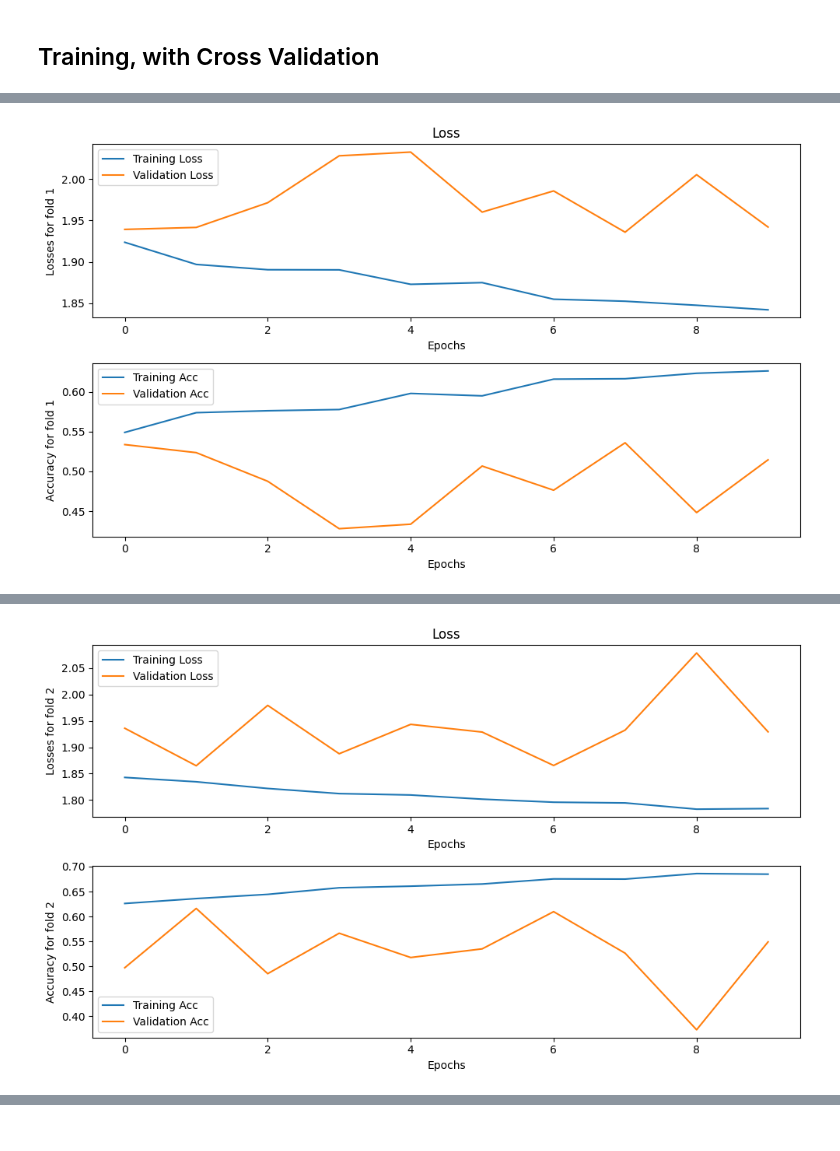
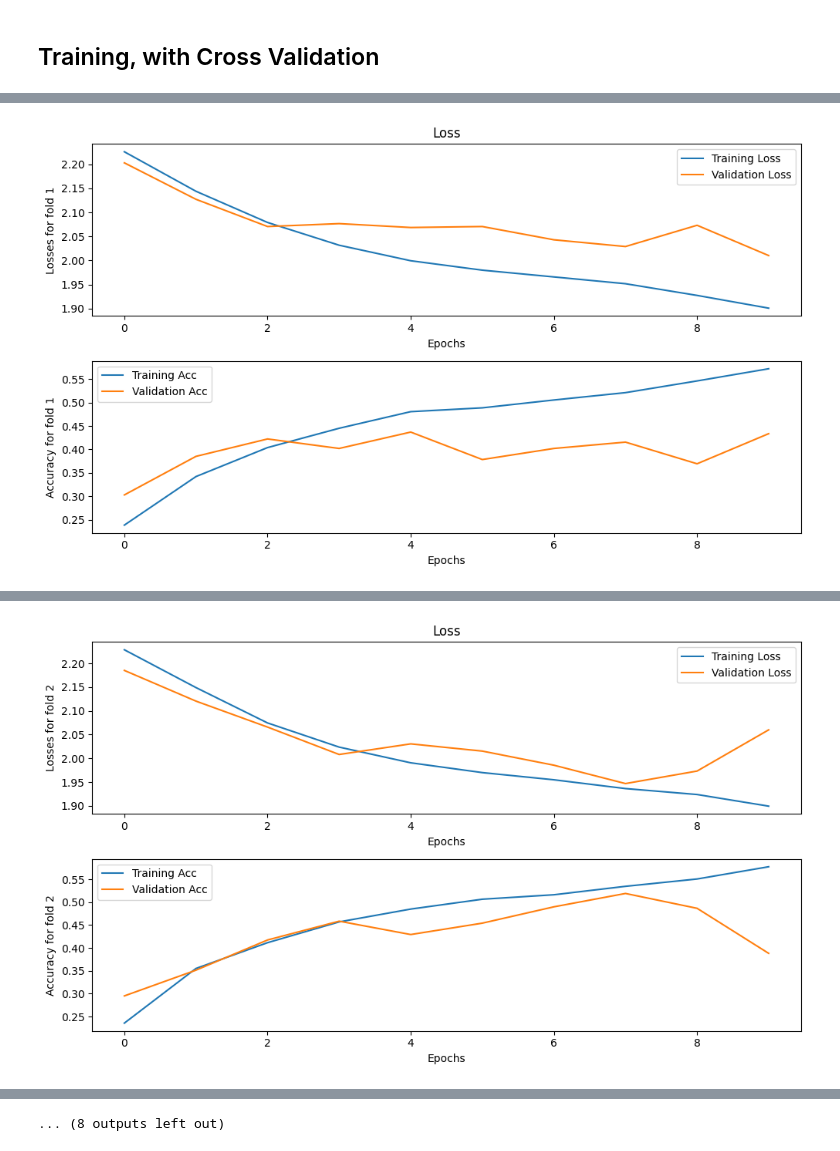
Before and after one commit to ljkeller/pac, a Jupyter notebook: ml/train.ipynb, the cells around one changed output, grey strips where cells are left out. Drawn from its saved outputs; the diff is of its cells as text; code cells hidden in the pictures.

```diff
--- a/ml/train.ipynb
+++ b/ml/train.ipynb
@@ -100,6 +98,6 @@ optimizer = torch.optim.SGD(model.parameters(), lr=lr, momentum=momentum)
 loss_fn = torch.nn.CrossEntropyLoss()
 # %%
-def train_one_epoch(epoch, dl):
+def train_one_epoch(epoch, dl, model, optimizer):
     model.train()
 
     running_loss = 0.
@@ -139,7 +137,7 @@ def train_one_epoch(epoch, dl):
     accuracy = correct / total
     return running_loss / (batch_idx+1), accuracy
 # %%
-def validate(validation_dl):
+def validate(validation_dl, model, optimizer):
     model.eval()
 
     running_vloss = 0.
@@ -189,6 +187,10 @@ def plot_fold_results(foldidx, losses_for_fold, acc_for_fold):
 print(f'-----{len(folds)}-Fold Cross Validation-----')
 for fold_idx, fold_bundle in enumerate(folds):
     print(f"Fold {fold_idx}:")
+
+    model = SCCN().to(device)
+    optimizer = torch.optim.SGD(model.parameters(), lr=lr, momentum=momentum)
+
     train_ds = UrbanSoundDataSet(urban_audio_path, fold_bundle['train'], sample_rate=target_sample_rate, mel_kwargs=mel_kwargs)
     validation_ds = UrbanSoundDataSet(urban_audio_path, fold_bundle['validation'], sample_rate=target_sample_rate, mel_kwargs=mel_kwargs)
     print(f"\tSize of train, val datasets: {(len(train_ds), len(validation_ds))}")
@@ -200,8 +202,8 @@ for fold_idx, fold_bundle in enumerate(folds):
     for epoch in range(EPOCHS):
         print(f'Epoch {epoch+1}')
 
-        avg_loss, acc = train_one_epoch(epoch, train_dl)
-        avg_vloss, vacc = validate(validation_dl)
+        avg_loss, acc = train_one_epoch(epoch, train_dl, model, optimizer)
+        avg_vloss, vacc = validate(validation_dl, model, optimizer)
 
         losses_for_fold.append((avg_loss, avg_vloss))
         accs_for_fold.append((acc, vacc))
@@ -247,4 +249,4 @@ Epoch 2
-[figure, old version]
+[figure, new version]
 Fold 2:
         Size of train, val datasets: (7807, 925)
 Epoch 1
@@ -265,4 +267,4 @@ Epoch 2
-[figure, old version]
+[figure, new version]
 Fold 3:
         Size of train, val datasets: (7742, 990)
 Epoch 1
@@ -318,0 +322 @@ Epoch 8
+... (8 outputs left out)
```
Also changed, not shown: parts of 2 cells of this notebook.
